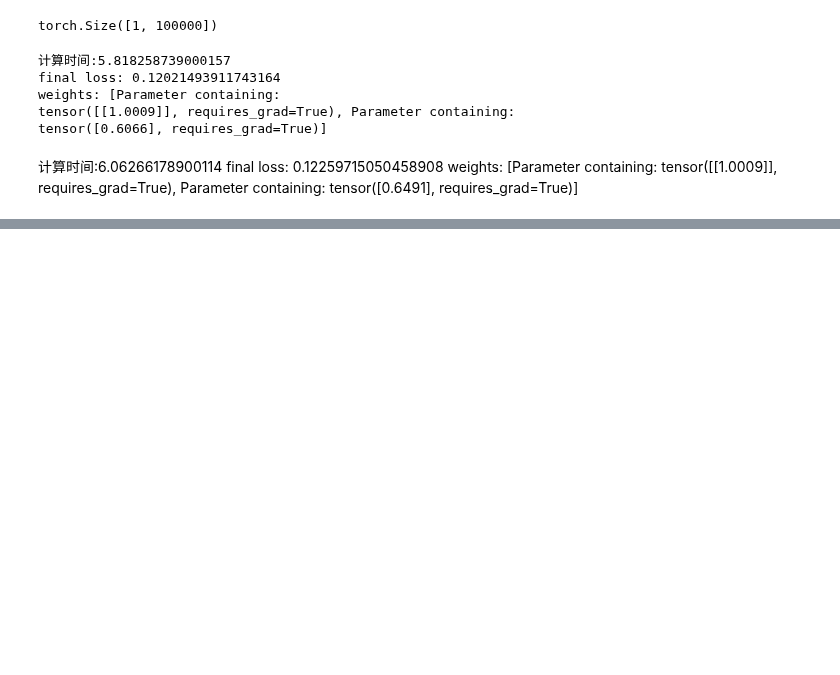
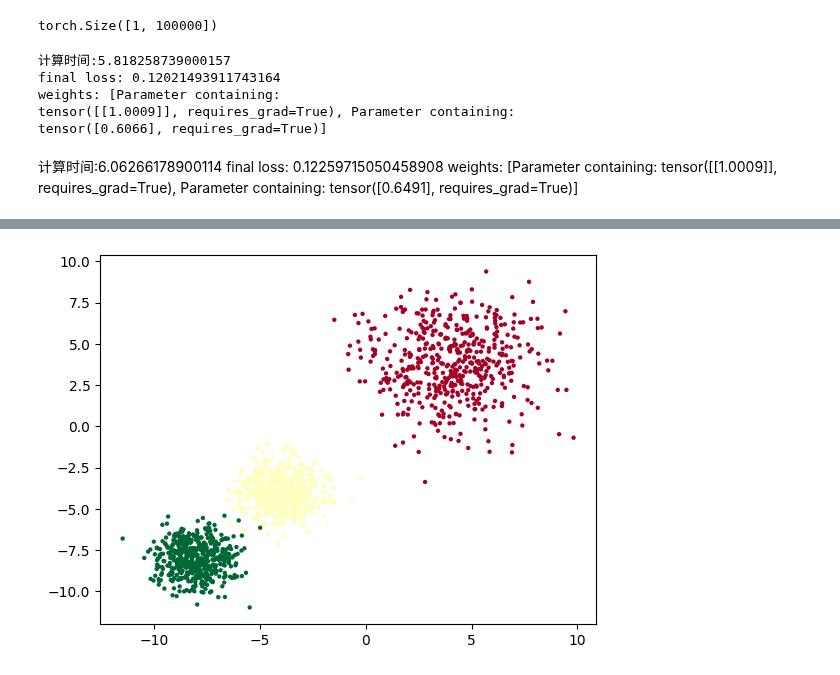
Before and after one commit to gavinloverqq/learn_nlp, a Jupyter notebook: NLP_source_code/Learn_Pytorch/c2.ipynb, the cells around one changed output, grey strips where cells are left out. Saved outputs shown, nothing was run; the diff lists cells and outputs as text; code cells hidden in the pictures; blank space fills up the shorter version.

```diff
--- a/NLP_source_code/Learn_Pytorch/c2.ipynb
+++ b/NLP_source_code/Learn_Pytorch/c2.ipynb
@@ -293,0 +483,83 @@ tensor([0.6491], requires_grad=True)]
+# %%
+#coding=utf-8
+
+import torch
+import matplotlib.pyplot as plt
+import torch.nn.functional as F
+from torch import nn,optim
+
+# 生成数据
+cluster = torch.ones(500, 2)
+data0 = torch.normal(4*cluster, 2)
+data1 = torch.normal(-4*cluster, 1)
+data2 = torch.normal(-8*cluster, 1)
+label0 = torch.zeros(500)
+label1 = torch.ones(500)
+label2 = label1*2  #500个标签2
+
+x = torch.cat((data0, data1, data2), ).type(torch.FloatTensor)
+y = torch.cat((label0, label1, label2), ).type(torch.LongTensor)
+
+plt.scatter(x.numpy()[:, 0], x.numpy()[:, 1], c=y.numpy(), s=10, lw=0, cmap='RdYlGn')
+plt.show()
+
+class Net(nn.Module):
+    def __init__(self, input_feature, num_hidden,outputs):
+        super(Net, self).__init__()
+        self.hidden = nn.Linear(input_feature, num_hidden)   # 线性隐含层
+        self.out = nn.Linear(num_hidden, outputs)       # 输出层
+
+    def forward(self, x):
+        x = F.relu(self.hidden(x))      # 激励函数ReLU处理隐含层的输出
+        x = self.out(x)
+        x = F.softmax(x)     #使用softmax将输出层的数据转换成概率值
+        return x
+
+CUDA = torch.cuda.is_available()
+
+if CUDA:
+    net = Net(input_feature=2, num_hidden=20,outputs=3).cuda()
+    inputs = x.cuda()
+    target = y.cuda()
+else:
+    net = Net(input_feature=2, num_hidden=20,outputs=3)
+    inputs = x
+    target = y
+
+optimizer = optim.SGD(net.parameters(), lr=0.02)
+criterion = nn.CrossEntropyLoss()
+
+def draw(output):
+    if CUDA:
+        output=output.cpu()
+    plt.cla()
+    output = torch.max((output), 1)[1]
+    pred_y = output.data.numpy().squeeze()
+    target_y = y.numpy()
+    plt.scatter(x.numpy()[:, 0], x.numpy()[:, 1], c=pred_y, s=10, lw=0, cmap='RdYlGn')
+    accuracy = sum(pred_y == target_y)/1500.0
+    plt.text(1.5, -4, 'Accuracy=%s' % (accuracy), fontdict={'size': 20, 'color':  'red'})
+    plt.pause(0.1)
+
+def train(model,criterion,optimizer,epochs):
+    output = model(inputs)
+    for epoch in range(epochs):
+        #forward
+        output = model(inputs)
+
+        loss = criterion(output,target)
+
+        #backward
+        optimizer.zero_grad()
+        loss.backward()
+        optimizer.step()
+
+        if epoch % 40 == 0:
+            print(loss.item())
+
+    draw(output)
+
+
+train(net,criterion,optimizer,10000)
+# %% [output]
+[figure, added]
```
Also changed, not shown: parts of 7 cells of this notebook.
